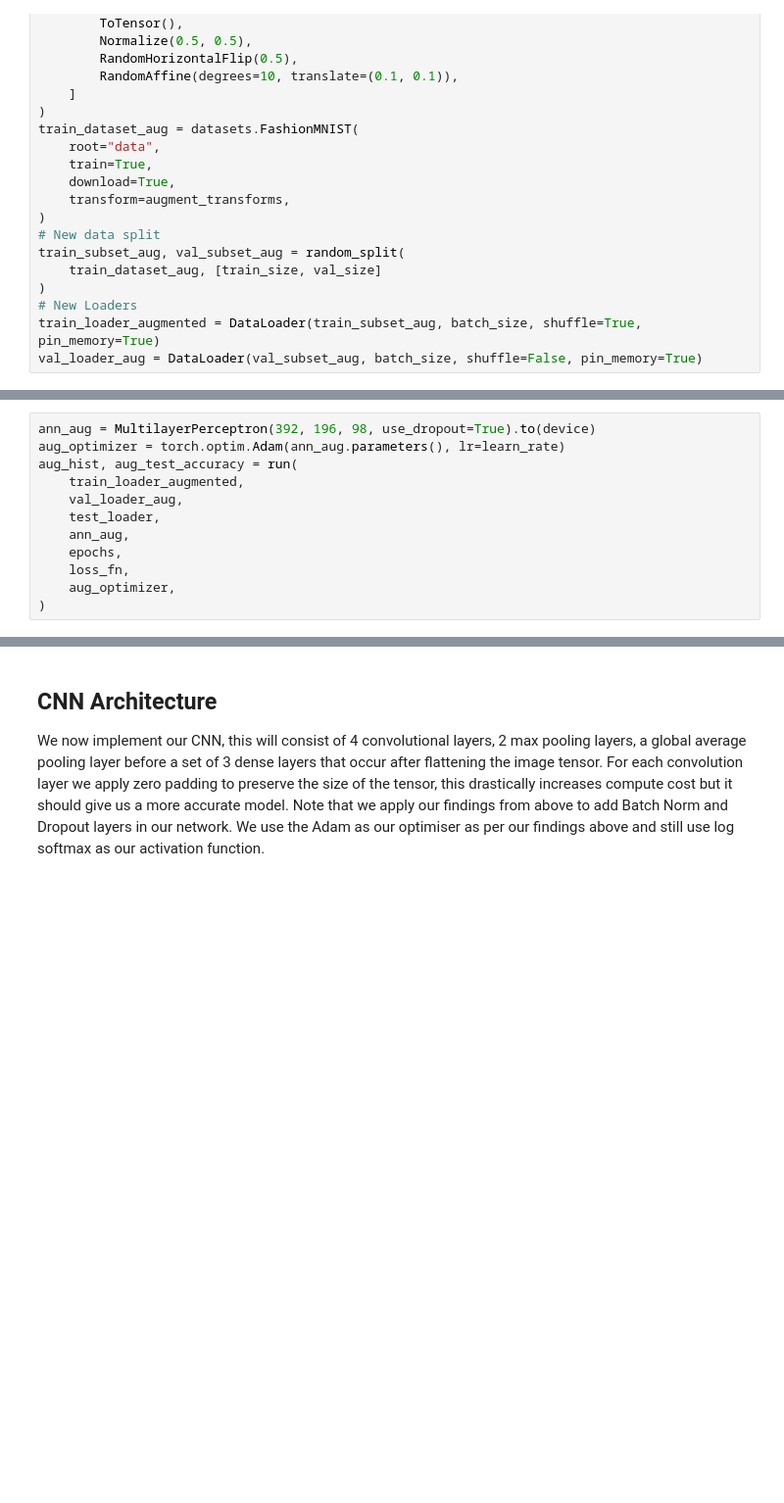
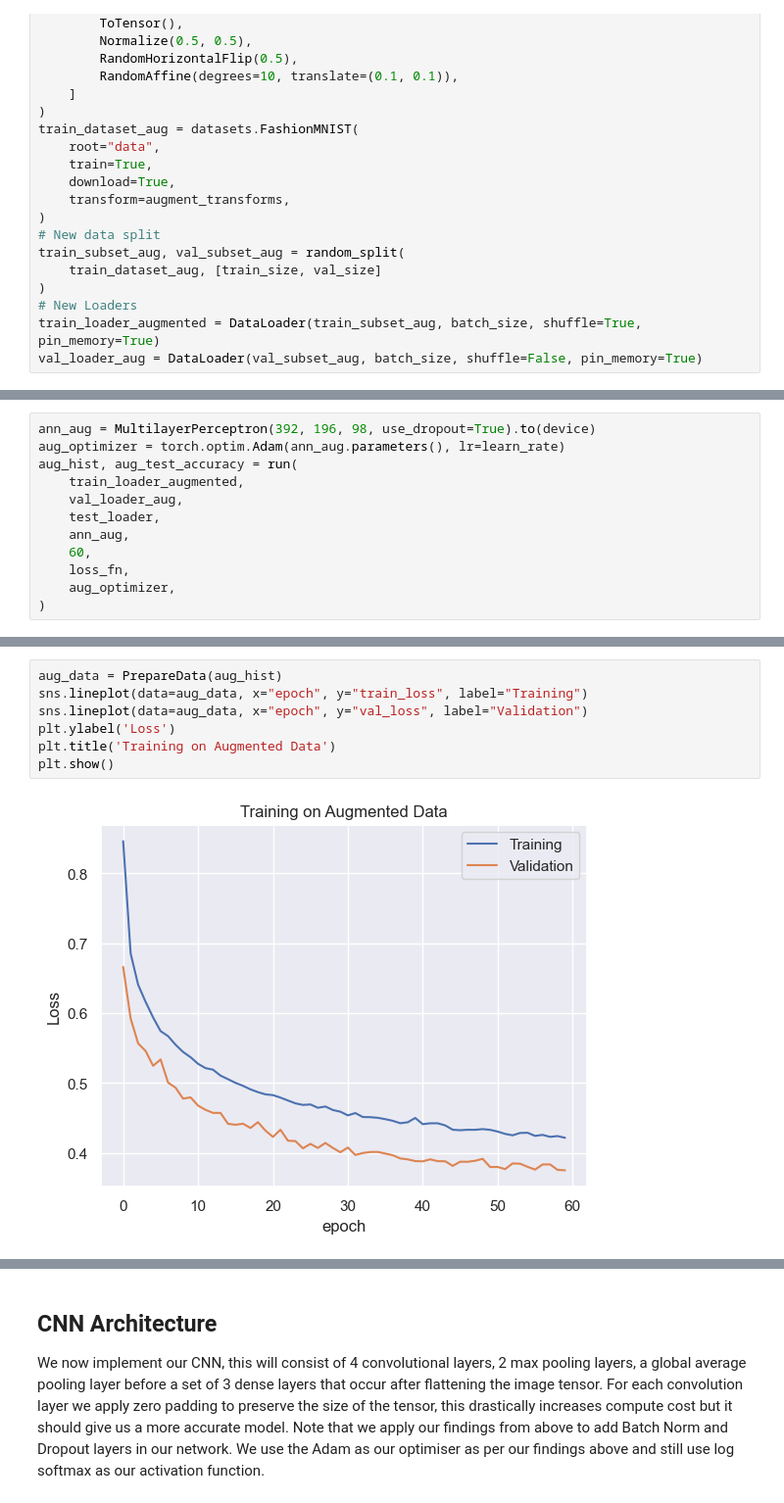
Before and after one commit to amjvl-git/csip-5103-coursework-2025-miloshkii, a Jupyter notebook: P2963116/P2963116_MylesWheatley.ipynb, the cells around one changed output, grey strips where cells are left out. Shown at 98% size. Cells and saved outputs as stored; diff of their text form; blank space fills up the shorter version.

```diff
--- a/P2963116/P2963116_MylesWheatley.ipynb
+++ b/P2963116/P2963116_MylesWheatley.ipynb
@@ -739,7 +771,7 @@ aug_hist, aug_test_accuracy = run(
     val_loader_aug,
     test_loader,
     ann_aug,
-    epochs,
+    60,
     loss_fn,
     aug_optimizer,
 )
@@ -746,3 +796,12 @@ aug_hist, aug_test_accuracy = run(
+# %%
+aug_data = PrepareData(aug_hist)
+sns.lineplot(data=aug_data, x="epoch", y="train_loss", label="Training")
+sns.lineplot(data=aug_data, x="epoch", y="val_loss", label="Validation")
+plt.ylabel('Loss')
+plt.title('Training on Augmented Data')
+plt.show()
+# %% [output]
+[figure, added]
 # %%
 # Visualise confusion matrix
 ConfMatDisplay(test_loader, ann_aug)
```
Also changed, not shown: parts of 24 cells of this notebook, 7 other files.
